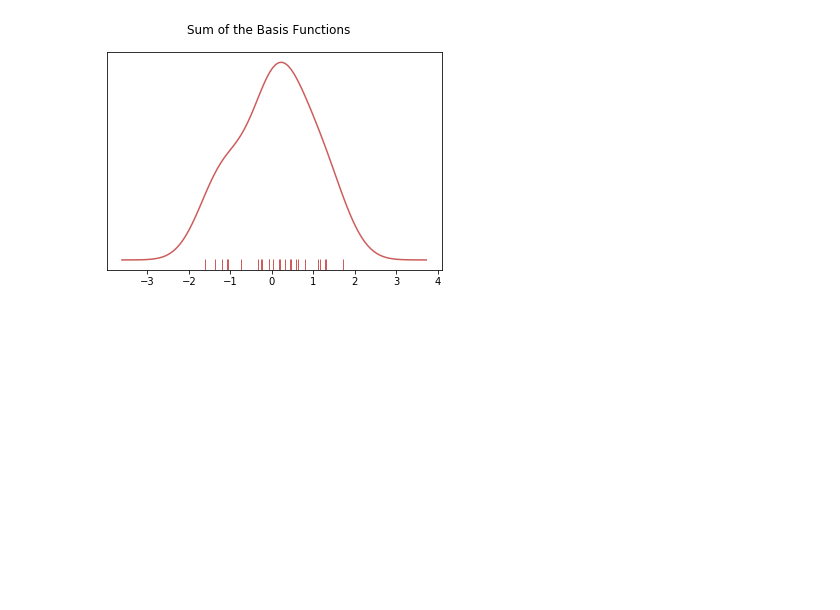
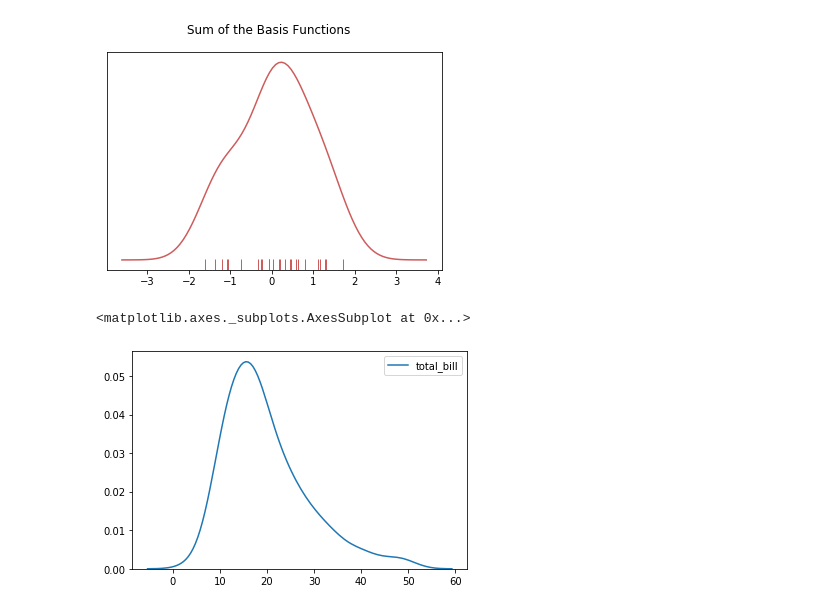
Before and after one commit to luischitala/DataScience, a Jupyter notebook: Seaborn.ipynb, the cells around one changed output. Saved outputs shown, nothing was run; the diff lists cells and outputs as text; code cells hidden in the pictures; blank space fills up the shorter version.

Commit message:
Categories visualization

```diff
--- a/Seaborn.ipynb
+++ b/Seaborn.ipynb
@@ -110,3 +110,8 @@ plt.suptitle("Sum of the Basis Functions")
 # %% [output]
 Text(0.5, 0.98, 'Sum of the Basis Functions')
 [figure]
+# %%
+sns.kdeplot(tips['total_bill'])
+# %% [output]
+<matplotlib.axes._subplots.AxesSubplot at 0x...>
+[figure, added]
```
Also changed, not shown: parts of 9 cells of this notebook.
